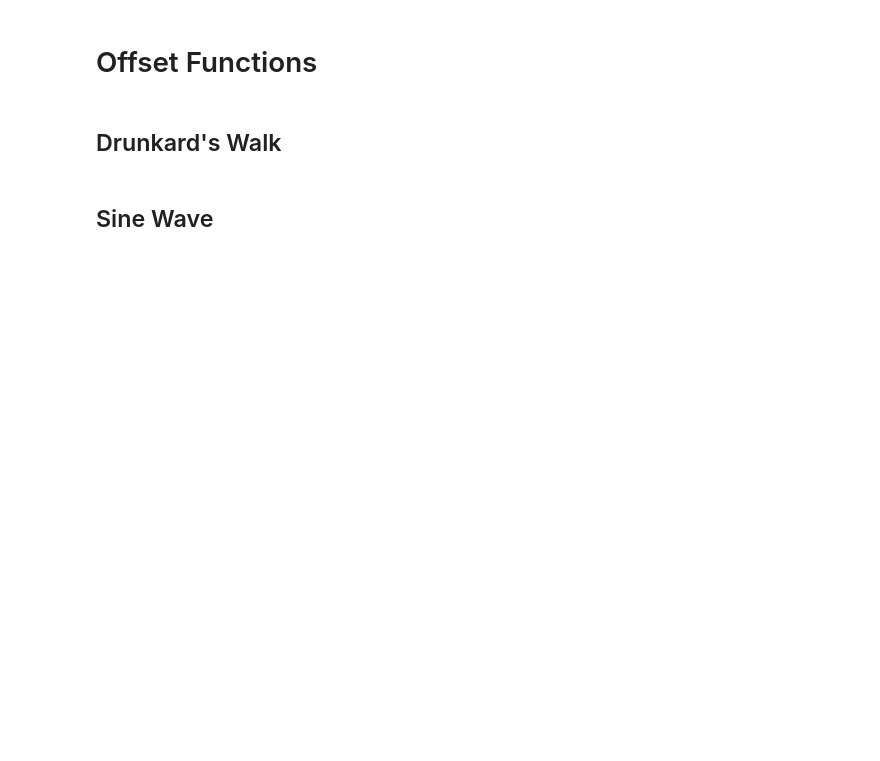
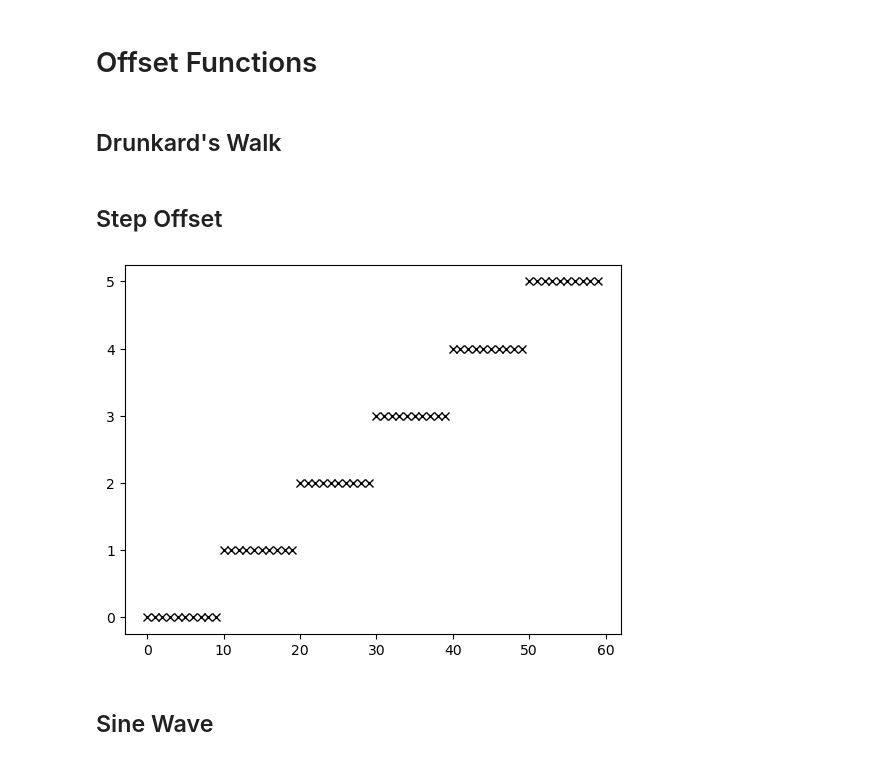
Before and after one commit to antonwallstedt/comsm0046-fintech, a Jupyter notebook: prototyping/proto.ipynb, the cells around one changed output. Drawn from its saved outputs; the diff is of its cells as text; code cells hidden in the pictures; blank space fills up the shorter version.

```diff
--- a/prototyping/proto.ipynb
+++ b/prototyping/proto.ipynb
@@ -27,3 +164,12 @@ def offset_drunkards_walk(time):
+# %% [markdown]
+## Step Offset
+# %%
+def offset_step(t):
+    return t // 10
+# %%
+plot_offset_fn(offset_step, 60)
+# %% [output]
+[figure, added]
 # %% [markdown]
 ## Sine Wave
 # %%
```
Also changed, not shown: parts of 39 cells of this notebook, 6 other files.
